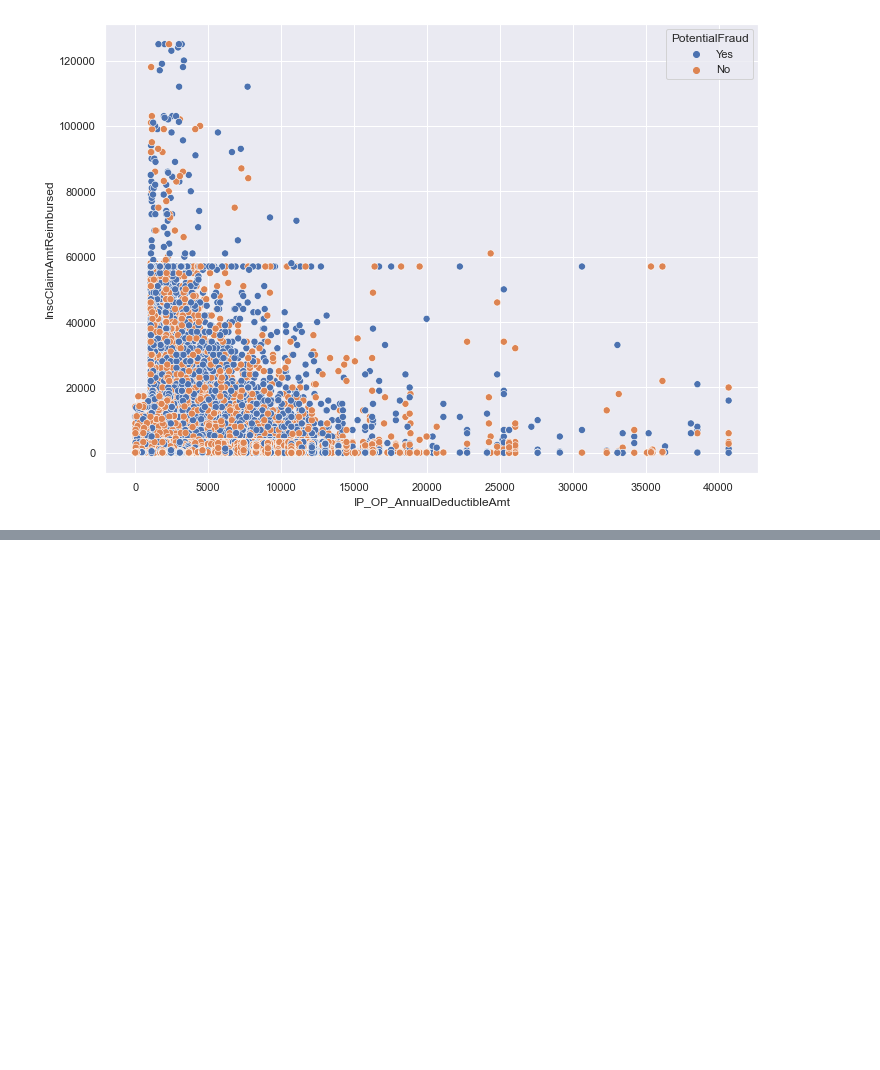
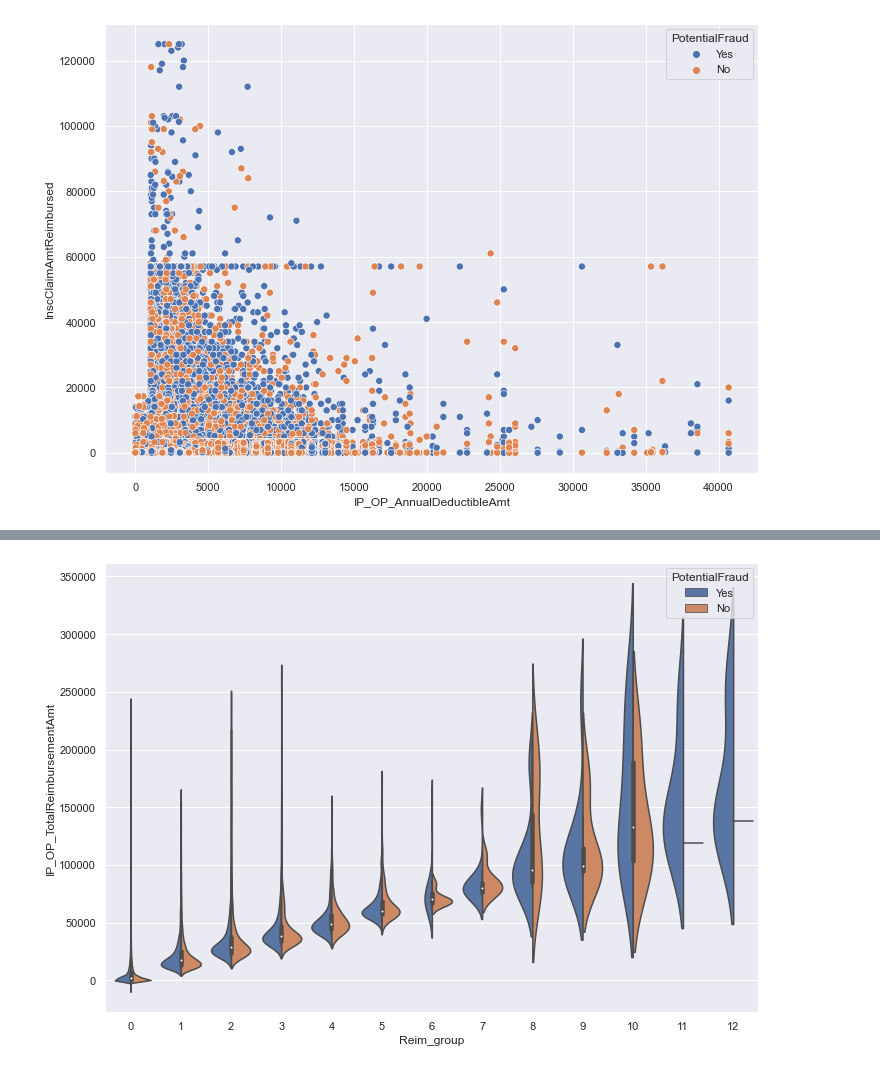
Before and after one commit to wx0373/Medical-fraud, a Jupyter notebook: TotalReim&individual/total&individual.ipynb, the cells around one changed output, grey strips where cells are left out. Cells and saved outputs as stored; diff of their text form; code cells hidden in the pictures; blank space fills up the shorter version.

```diff
--- a/TotalReim&individual/total&individual.ipynb
+++ b/TotalReim&individual/total&individual.ipynb
@@ -60,0 +69,4 @@ sns.scatterplot(data=df,x='IP_OP_AnnualDeductibleAmt', y="InscClaimAmtReimbursed
+# %%
+df['Reim_group']=df['InscClaimAmtReimbursed']//10000
+# %%
+df['total_Reim_group']=df['IP_OP_TotalReimbursementAmt']//10000
@@ -60,0 +88,5 @@ sns.scatterplot(data=df,x='IP_OP_AnnualDeductibleAmt', y="InscClaimAmtReimbursed
+# %%
+ax=sns.violinplot(x='Reim_group', y='IP_OP_TotalReimbursementAmt', hue='PotentialFraud',
+                   split=True, data=df);
+# %% [output]
+[figure, added]
```
Also changed, not shown: parts of 4 cells of this notebook.
